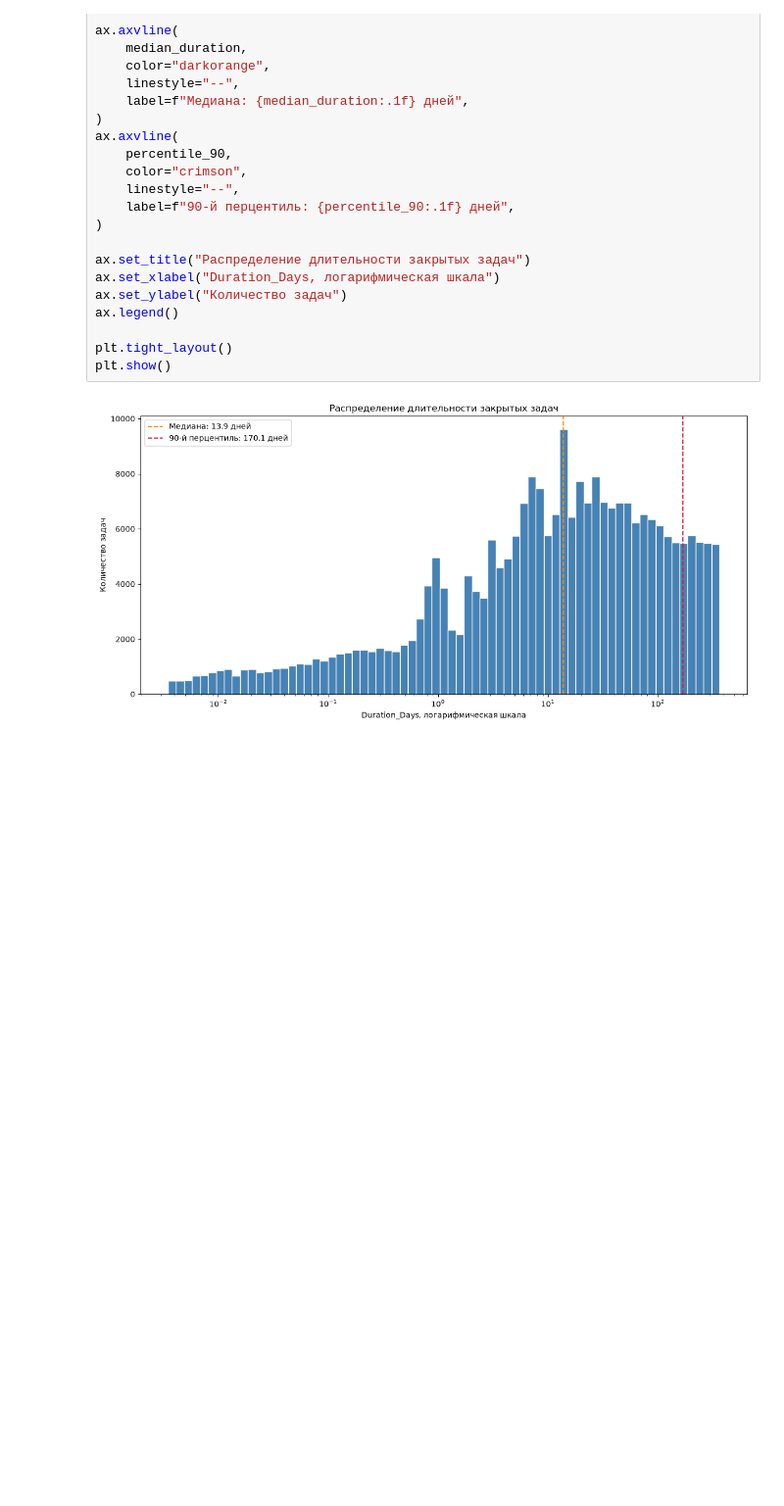
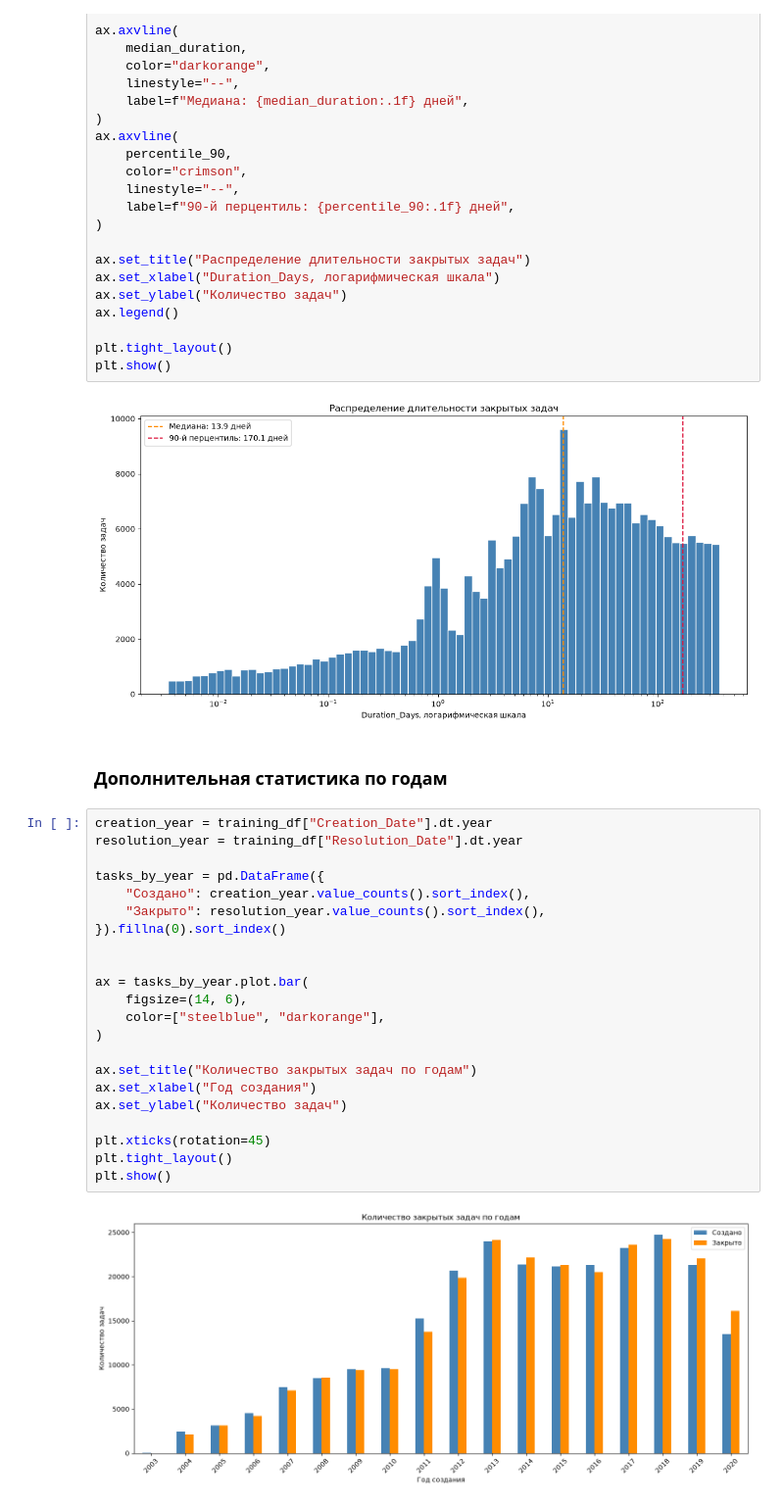
Before and after one commit to Fillin0is/average_task_performance, a Jupyter notebook: data_access/notebooks/01_data_audit.ipynb, the cells around one changed output. Shown at 98% size. Saved outputs shown, nothing was run; the diff lists cells and outputs as text; blank space fills up the shorter version.

```diff
--- a/data_access/notebooks/01_data_audit.ipynb
+++ b/data_access/notebooks/01_data_audit.ipynb
@@ -516,3 +532,29 @@ plt.tight_layout()
 plt.show()
 # %% [output]
 [figure]
+# %% [markdown]
+### Дополнительная статистика по годам
+# %%
+creation_year = training_df["Creation_Date"].dt.year
+resolution_year = training_df["Resolution_Date"].dt.year
+
+tasks_by_year = pd.DataFrame({
+    "Создано": creation_year.value_counts().sort_index(),
+    "Закрыто": resolution_year.value_counts().sort_index(),
+}).fillna(0).sort_index()
+
+
+ax = tasks_by_year.plot.bar(
+    figsize=(14, 6),
+    color=["steelblue", "darkorange"],
+)
+
+ax.set_title("Количество закрытых задач по годам")
+ax.set_xlabel("Год создания")
+ax.set_ylabel("Количество задач")
+
+plt.xticks(rotation=45)
+plt.tight_layout()
+plt.show()
+# %% [output]
+[figure, added]
```
Also changed, not shown: parts of 4 cells of this notebook, 3 other files.
